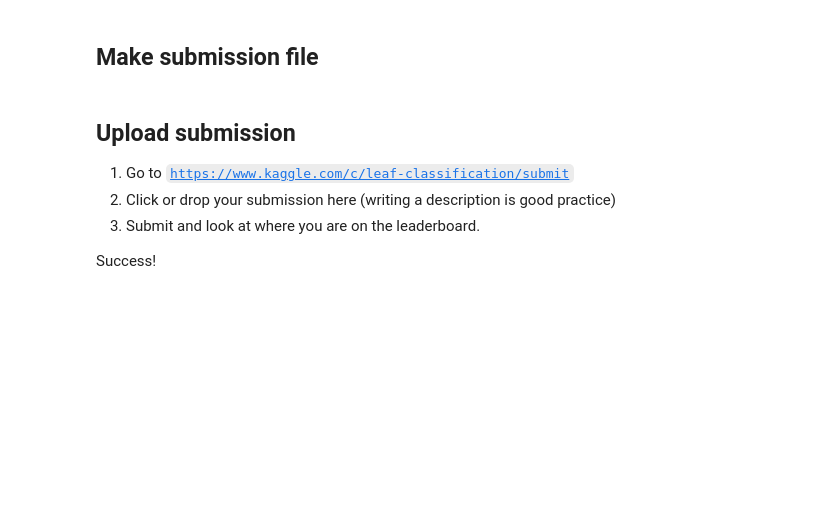
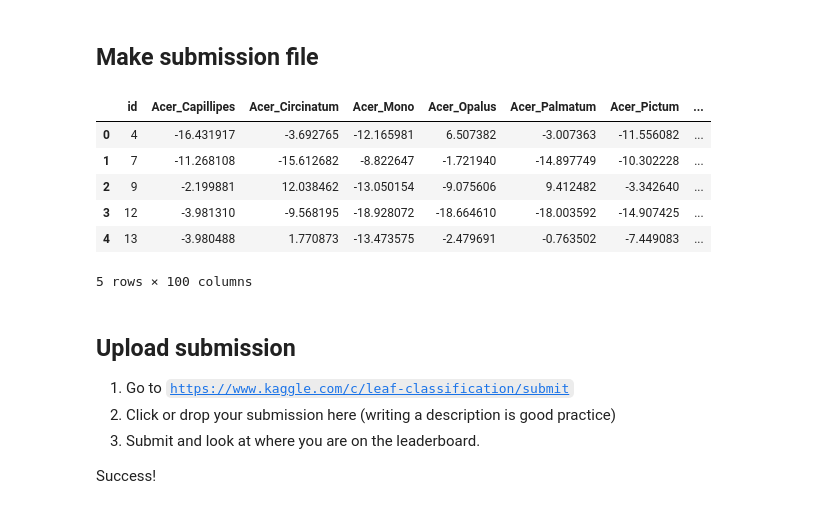
Before and after one commit to CalleRC/02456-deep-learning-with-PyTorch, a Jupyter notebook: 6_Mini_Project/6.1-EXE-Kaggle-Leaf-Challenge.ipynb, the cells around one changed output. Cells and saved outputs as stored; diff of their text form; code cells hidden in the pictures; blank space fills up the shorter version.

```diff
--- a/6_Mini_Project/6.1-EXE-Kaggle-Leaf-Challenge.ipynb
+++ b/6_Mini_Project/6.1-EXE-Kaggle-Leaf-Challenge.ipynb
@@ -530,6 +530,8 @@ class Net(nn.Module):
                             out_features=NUM_CLASSES,
                             bias=False)
 
+        self.softmax = nn.Softmax(dim=1)
+
     def forward(self, x_img, x_margin, x_shape, x_texture):
         out = {}
 
@@ -788,11 +794,19 @@ assert len(ids_test) == len(preds_test)
 # %%
 preds_df = pd.DataFrame(preds_test, columns=data.le.classes_)
 ids_test_df = pd.DataFrame(ids_test, columns=["id"])
 submission = pd.concat([ids_test_df, preds_df], axis=1)
-submission.to_csv(drive_path + 'submission.csv', index=False)
+submission.to_csv('submission.csv', index=False)
 
 # below prints the submission, can be removed and replaced with code block below
 submission.head(5)
+# %% [output]
+|  | id | Acer_Capillipes | Acer_Circinatum | Acer_Mono | Acer_Opalus | Acer_Palmatum | Acer_Pictum | ... |
+| 0 | 4 | -16.431917 | -3.692765 | -12.165981 | 6.507382 | -3.007363 | -11.556082 | ... |
+| 1 | 7 | -11.268108 | -15.612682 | -8.822647 | -1.721940 | -14.897749 | -10.302228 | ... |
+| 2 | 9 | -2.199881 | 12.038462 | -13.050154 | -9.075606 | 9.412482 | -3.342640 | ... |
+| 3 | 12 | -3.981310 | -9.568195 | -18.928072 | -18.664610 | -18.003592 | -14.907425 | ... |
+| 4 | 13 | -3.980488 | 1.770873 | -13.473575 | -2.479691 | -0.763502 | -7.449083 | ... |
+5 rows × 100 columns
 # %% [markdown]
 ## Upload submission
 
```
Also changed, not shown: parts of 2 cells of this notebook, 1 other file.
